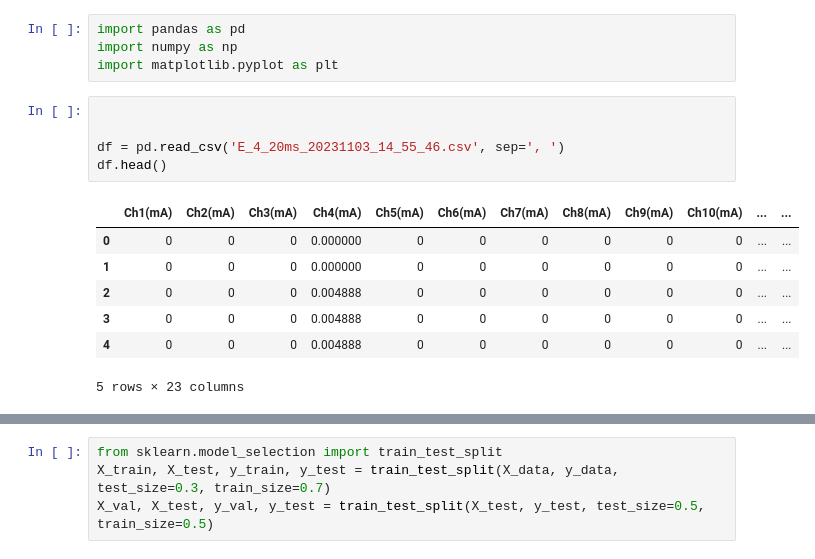
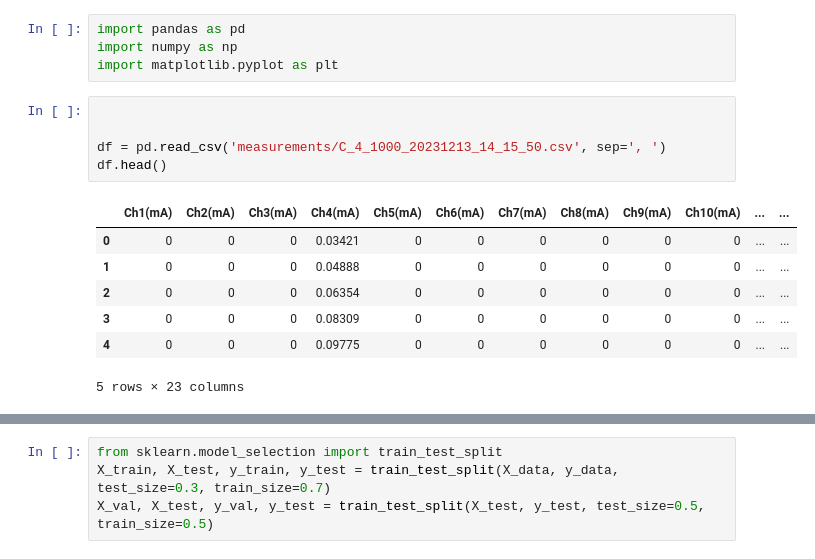
Before and after one commit to Quanta-Dan/Machine_Learning, a Jupyter notebook: keras_neural_relative_error.ipynb, the cells around one changed output, grey strips where cells are left out. Drawn from its saved outputs; the diff is of its cells as text.

```diff
--- a/keras_neural_relative_error.ipynb
+++ b/keras_neural_relative_error.ipynb
@@ -5,15 +5,15 @@ import matplotlib.pyplot as plt
 # %%
 
 
-df = pd.read_csv('E_4_20ms_20231103_14_55_46.csv', sep=', ')
+df = pd.read_csv('measurements/C_4_1000_20231213_14_15_50.csv', sep=', ')
 df.head()
 # %% [output]
 |  | Ch1(mA) | Ch2(mA) | Ch3(mA) | Ch4(mA) | Ch5(mA) | Ch6(mA) | Ch7(mA) | Ch8(mA) | Ch9(mA) | Ch10(mA) | ... | ... |
-| 0 | 0 | 0 | 0 | 0.000000 | 0 | 0 | 0 | 0 | 0 | 0 | ... | ... |
-| 1 | 0 | 0 | 0 | 0.000000 | 0 | 0 | 0 | 0 | 0 | 0 | ... | ... |
-| 2 | 0 | 0 | 0 | 0.004888 | 0 | 0 | 0 | 0 | 0 | 0 | ... | ... |
-| 3 | 0 | 0 | 0 | 0.004888 | 0 | 0 | 0 | 0 | 0 | 0 | ... | ... |
-| 4 | 0 | 0 | 0 | 0.004888 | 0 | 0 | 0 | 0 | 0 | 0 | ... | ... |
+| 0 | 0 | 0 | 0 | 0.03421 | 0 | 0 | 0 | 0 | 0 | 0 | ... | ... |
+| 1 | 0 | 0 | 0 | 0.04888 | 0 | 0 | 0 | 0 | 0 | 0 | ... | ... |
+| 2 | 0 | 0 | 0 | 0.06354 | 0 | 0 | 0 | 0 | 0 | 0 | ... | ... |
+| 3 | 0 | 0 | 0 | 0.08309 | 0 | 0 | 0 | 0 | 0 | 0 | ... | ... |
+| 4 | 0 | 0 | 0 | 0.09775 | 0 | 0 | 0 | 0 | 0 | 0 | ... | ... |
 5 rows × 23 columns
 # %%
 df = df[ ['Pattern','Time','Ch4(mA)','On time', 'Off time']]
```
Also changed, not shown: parts of 13 cells of this notebook, 12 other files.
